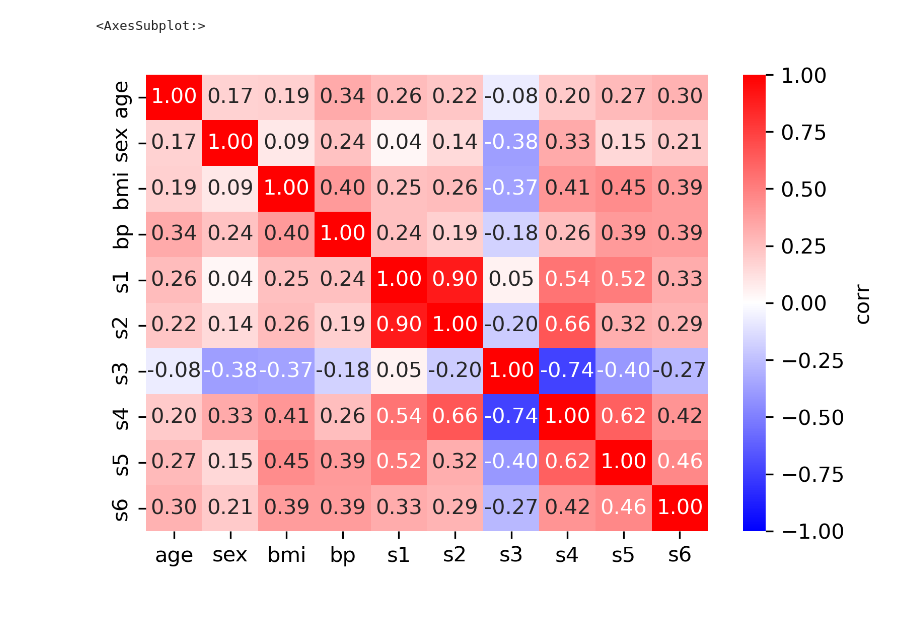
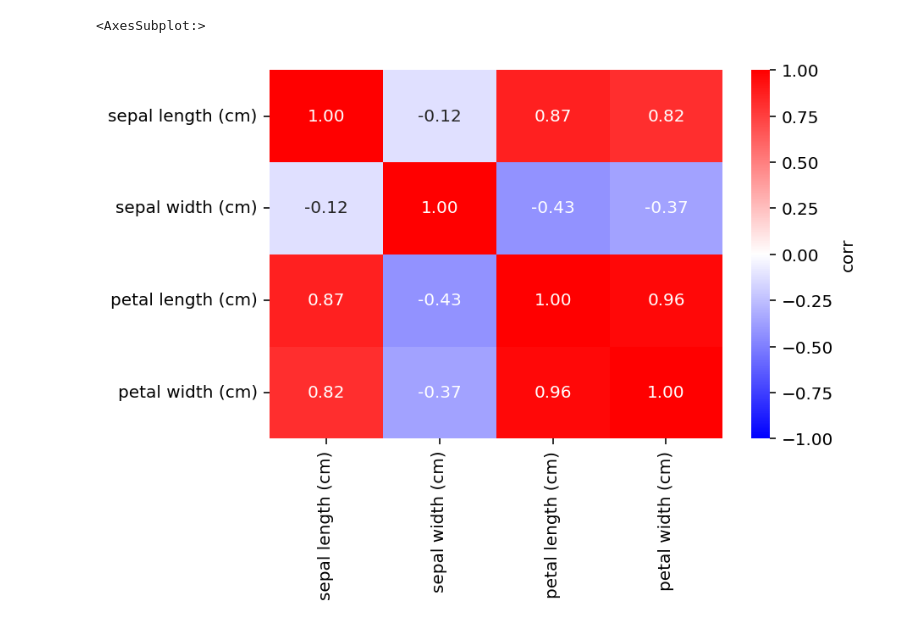
Before and after one commit to yu9824/kennard_stone, a Jupyter notebook: examples/other_metrics.ipynb, the cells around one changed output. Cells and saved outputs as stored; diff of their text form; code cells hidden in the pictures.

```diff
--- a/examples/other_metrics.ipynb
+++ b/examples/other_metrics.ipynb
@@ -6,6 +8,6 @@ import seaborn as sns
 # %%
-data = load_diabetes(as_frame=True)
-X = data.data
-y = data.target
+X: pd.DataFrame
+y: pd.Series
+X, y = load_iris(as_frame=True, return_X_y=True)
 display(X.head(), y.to_frame().head())
 # %% [output]
@@ -64,15 +42,15 @@ X_train
 # %%
-fig, ax = plt.subplots(dpi=300)
+fig, ax = plt.subplots(dpi=144)
 sns.heatmap(
     X.corr(),
     vmax=1,
     vmin=-1,
     cbar_kws=dict(label="corr"),
     cmap="bwr",
     annot=True,
     fmt=".2f",
     ax=ax,
 )
 # %% [output]
 <AxesSubplot:>
-[figure, old version]
+[figure, new version]
```
Also changed, not shown: parts of 9 cells of this notebook.
